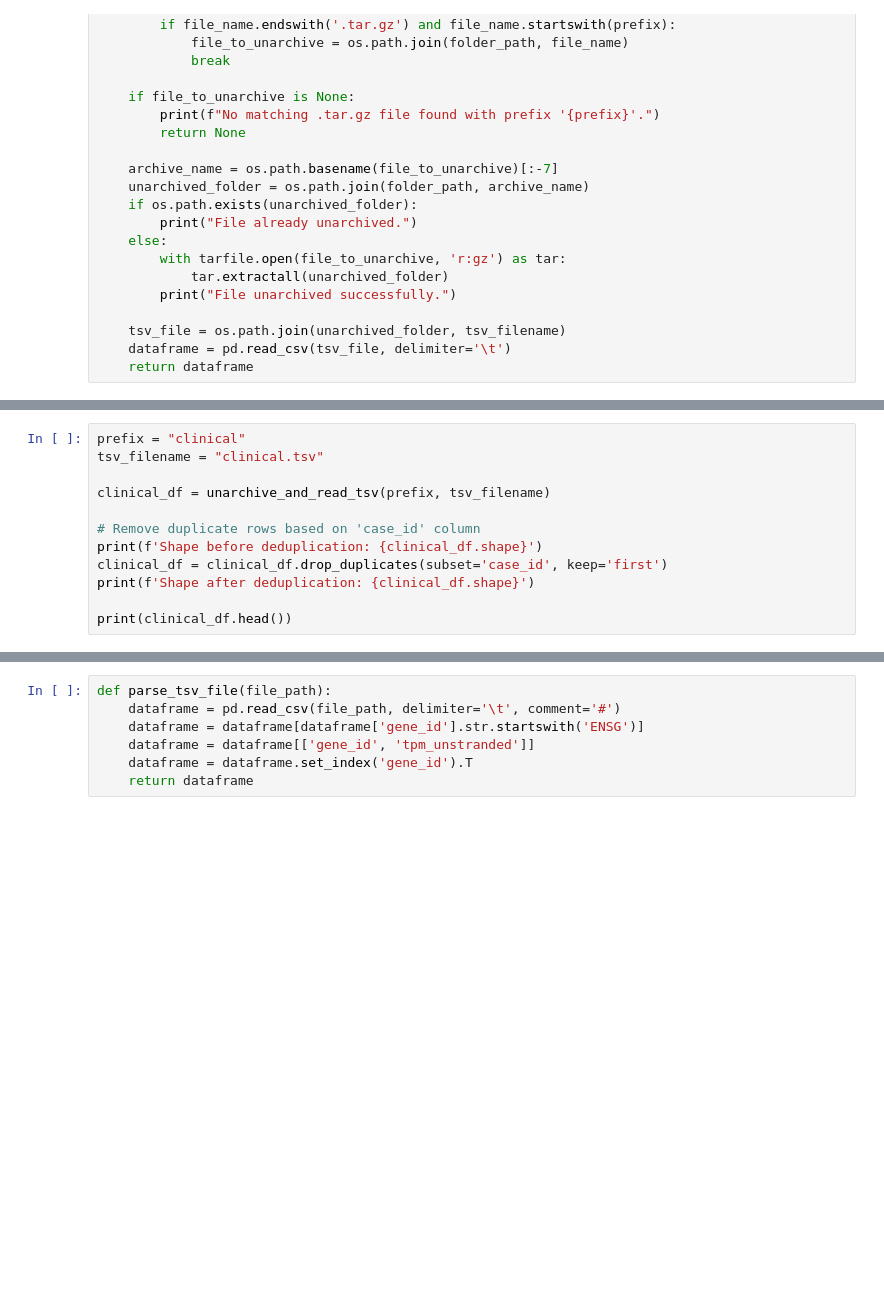
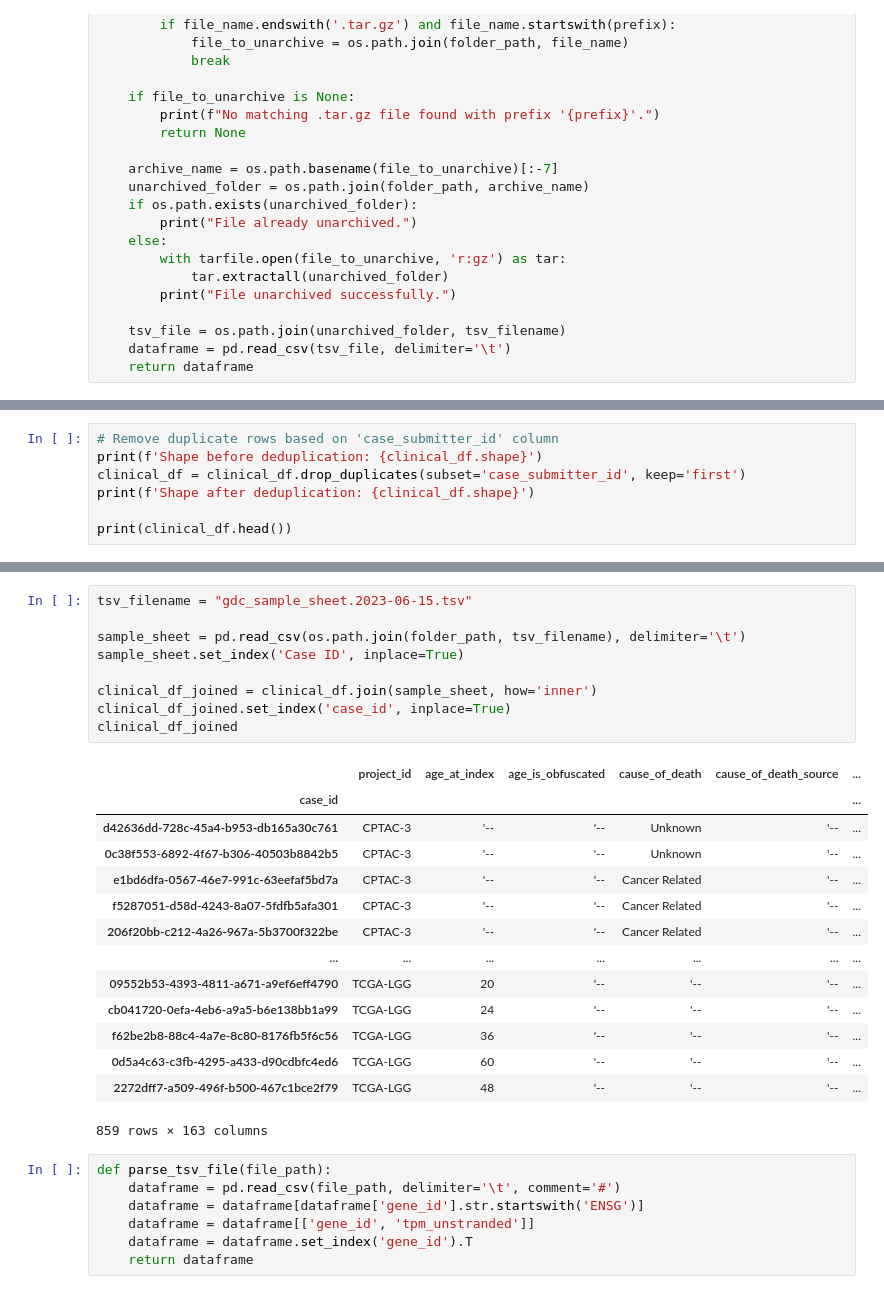
Before and after one commit to igorperic17/gene-expression-age-prediction, a Jupyter notebook: xgboost_age.ipynb, the cells around one changed output, grey strips where cells are left out. Drawn from its saved outputs; the diff is of its cells as text; blank space fills up the shorter version.

```diff
--- a/xgboost_age.ipynb
+++ b/xgboost_age.ipynb
@@ -59,12 +83,7 @@ def unarchive_and_read_tsv(prefix, tsv_filename):
 # %%
-prefix = "clinical"
-tsv_filename = "clinical.tsv"
-
-clinical_df = unarchive_and_read_tsv(prefix, tsv_filename)
-
-# Remove duplicate rows based on 'case_id' column
+# Remove duplicate rows based on 'case_submitter_id' column
 print(f'Shape before deduplication: {clinical_df.shape}')
-clinical_df = clinical_df.drop_duplicates(subset='case_id', keep='first')
+clinical_df = clinical_df.drop_duplicates(subset='case_submitter_id', keep='first')
 print(f'Shape after deduplication: {clinical_df.shape}')
 
 print(clinical_df.head())
@@ -98,3 +130,27 @@ plt.hist(age, bins=10)
+# %%
+tsv_filename = "gdc_sample_sheet.2023-06-15.tsv"
+
+sample_sheet = pd.read_csv(os.path.join(folder_path, tsv_filename), delimiter='\t')
+sample_sheet.set_index('Case ID', inplace=True)
+
+clinical_df_joined = clinical_df.join(sample_sheet, how='inner')
+clinical_df_joined.set_index('case_id', inplace=True)
+clinical_df_joined
+# %% [output]
+|  | project_id | age_at_index | age_is_obfuscated | cause_of_death | cause_of_death_source | ... |
+| case_id |  |  |  |  |  | ... |
+| d42636dd-728c-45a4-b953-db165a30c761 | CPTAC-3 | '-- | '-- | Unknown | '-- | ... |
+| 0c38f553-6892-4f67-b306-40503b8842b5 | CPTAC-3 | '-- | '-- | Unknown | '-- | ... |
+| e1bd6dfa-0567-46e7-991c-63eefaf5bd7a | CPTAC-3 | '-- | '-- | Cancer Related | '-- | ... |
+| f5287051-d58d-4243-8a07-5fdfb5afa301 | CPTAC-3 | '-- | '-- | Cancer Related | '-- | ... |
+| 206f20bb-c212-4a26-967a-5b3700f322be | CPTAC-3 | '-- | '-- | Cancer Related | '-- | ... |
+| ... | ... | ... | ... | ... | ... | ... |
+| 09552b53-4393-4811-a671-a9ef6eff4790 | TCGA-LGG | 20 | '-- | '-- | '-- | ... |
+| cb041720-0efa-4eb6-a9a5-b6e138bb1a99 | TCGA-LGG | 24 | '-- | '-- | '-- | ... |
+| f62be2b8-88c4-4a7e-8c80-8176fb5f6c56 | TCGA-LGG | 36 | '-- | '-- | '-- | ... |
+| 0d5a4c63-c3fb-4295-a433-d90cdbfc4ed6 | TCGA-LGG | 60 | '-- | '-- | '-- | ... |
+| 2272dff7-a509-496f-b500-467c1bce2f79 | TCGA-LGG | 48 | '-- | '-- | '-- | ... |
+859 rows × 163 columns
 # %%
 def parse_tsv_file(file_path):
     dataframe = pd.read_csv(file_path, delimiter='\t', comment='#')
```
Also changed, not shown: parts of 10 cells of this notebook.
